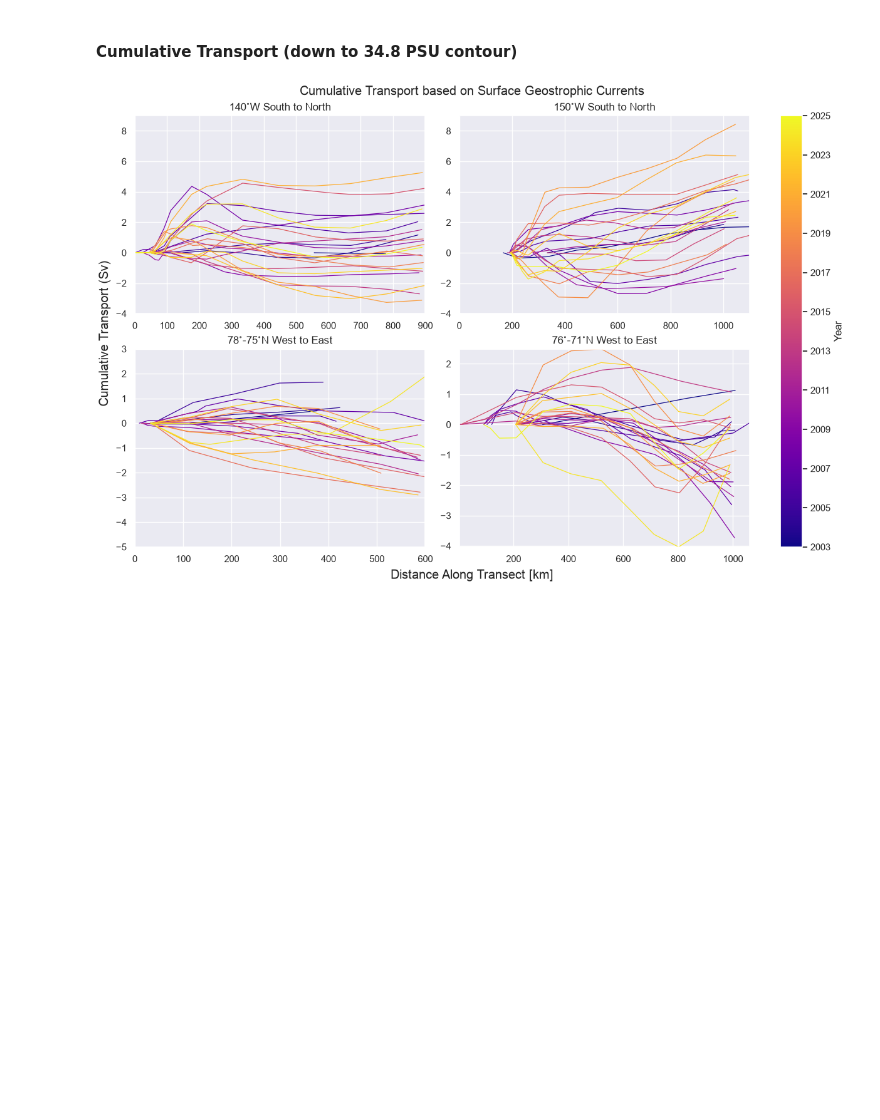
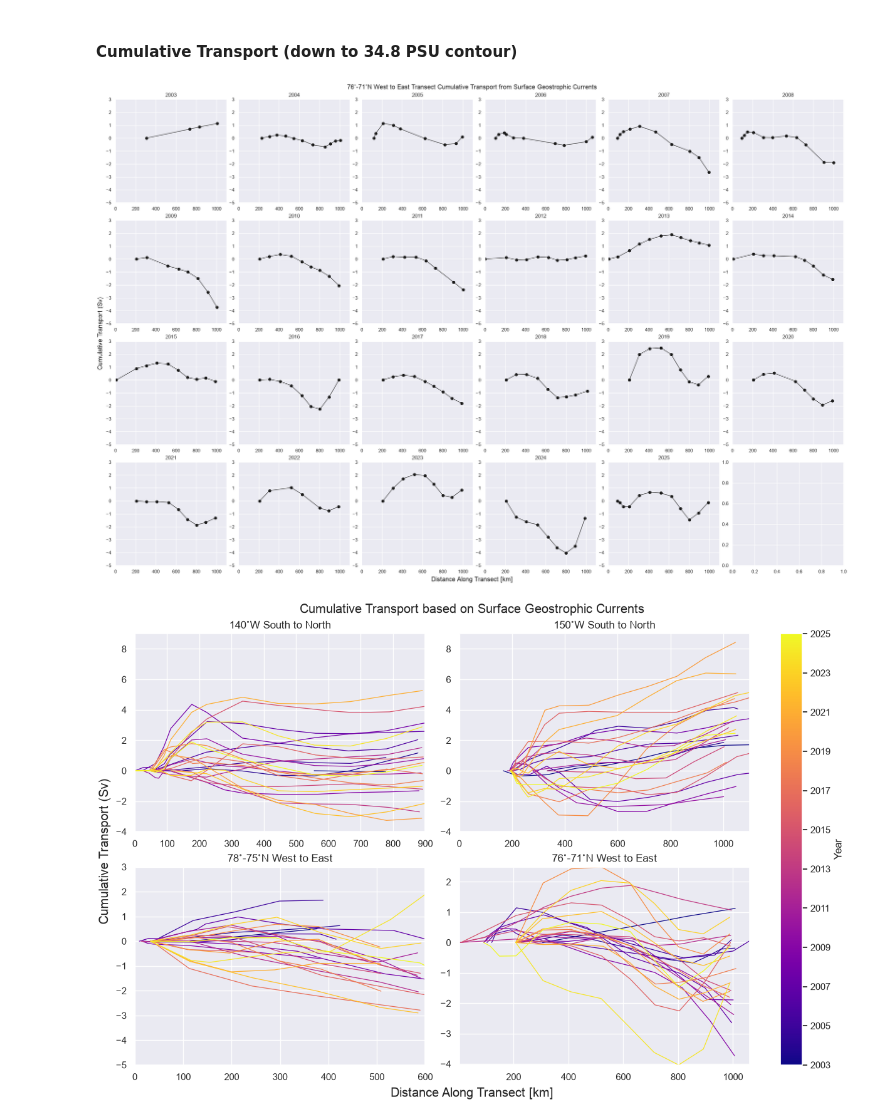
Before and after one commit to ben-sprague/3D-TEA-BAG, a Jupyter notebook: geo_vel.ipynb, the cells around one changed output. Cells and saved outputs as stored; diff of their text form; code cells hidden in the pictures; blank space fills up the shorter version.

```diff
--- a/geo_vel.ipynb
+++ b/geo_vel.ipynb
@@ -369,40 +376,42 @@ data_sets_dicts = [e_ns_cruise_transects, w_ns_cruise_transects, n_ew_cruise_tra
 track_names = ['140˚W South to North', '150˚W South to North', '78˚-75˚N West to East','76˚-71˚N West to East']
 file_names = ['ns_e', 'ns_w', 'ew_n', 'ew_s']
 right_limits = [900, 1100, 600, 1100]
-top_limits = [3.5, 3, 1, 2.5]
-bottom_limits = [-5.5, -11, -6.5, -5]
+top_limits = [9, 9, 3, 3]
+bottom_limits = [-4, -4, -5, -5]
 
 variable = 'cumulative_transport_surf_current'
 
 
 for i, transect_dict in enumerate(data_sets_dicts):
     track_name = track_names[i]
     mega_figure.clf()
     axs = mega_figure.subplots(4,6)
     for j, key in enumerate(transect_dict):
         year = key
         transect = transect_dict[year]
 
         index = np.unravel_index(j, (4,6))
 
         mega_figure, axs[index] = twoDPlotter.plot_variable(
             transect=transect,
             x = 'distance',
             y = variable,
             fig = mega_figure,
             ax = axs[index],
             title = str(year),
             bounds = {'top': top_limits[i], 'bottom': bottom_limits[i], 'left': 0, 'right': right_limits[i]},
             xlabel=False,
             ylabel=False,
             legend=False,
         )
 
     mega_figure.suptitle(f"{track_name} Transect Cumulative Transport from Surface Geostrophic Currents")
     mega_figure.supxlabel("Distance Along Transect [km]")
     mega_figure.supylabel("Cumulative Transport (Sv)")
     file_name = f"{file_names[i]}_{variable}.png"
     plt.savefig(f"/Users/ben/Desktop/3D-TEA-BAG/plots/{file_name}")
+# %% [output]
+[figure, added]
 # %%
 mega_figure = plt.figure(figsize = (12, 8), layout="constrained")
 axs = mega_figure.subplots(2,2)
```
Also changed, not shown: parts of 7 cells of this notebook.
